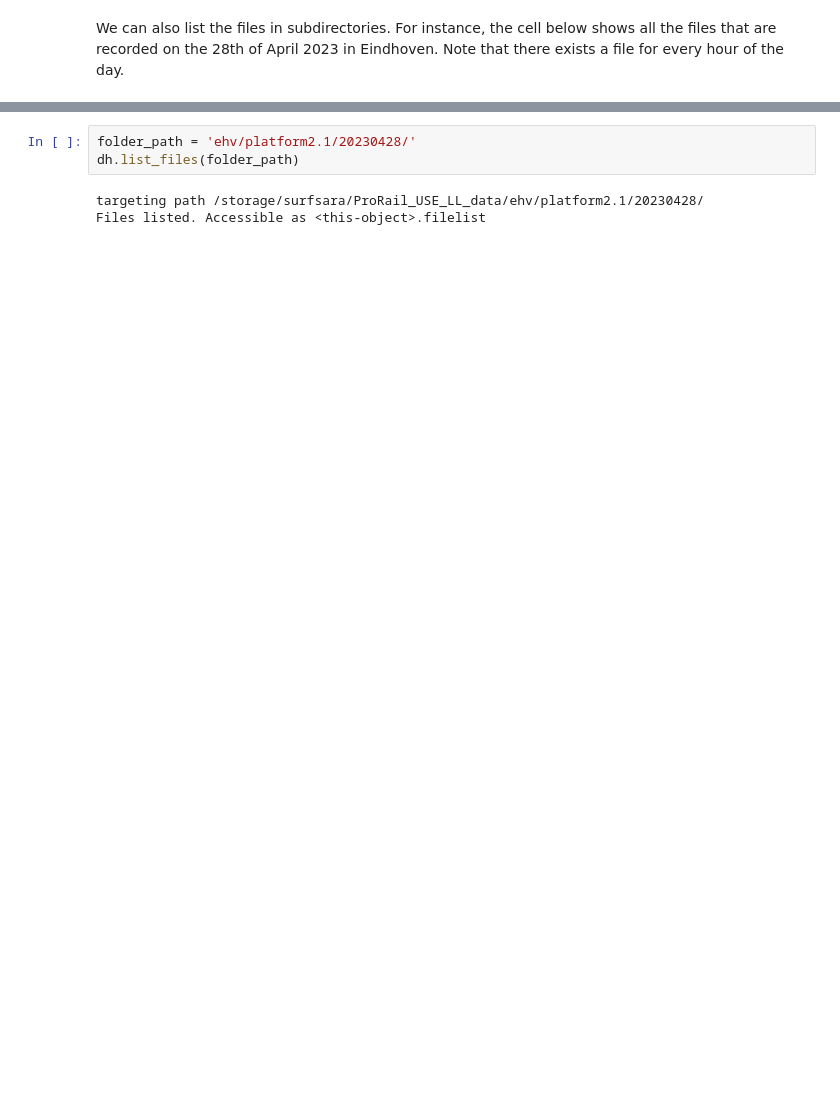
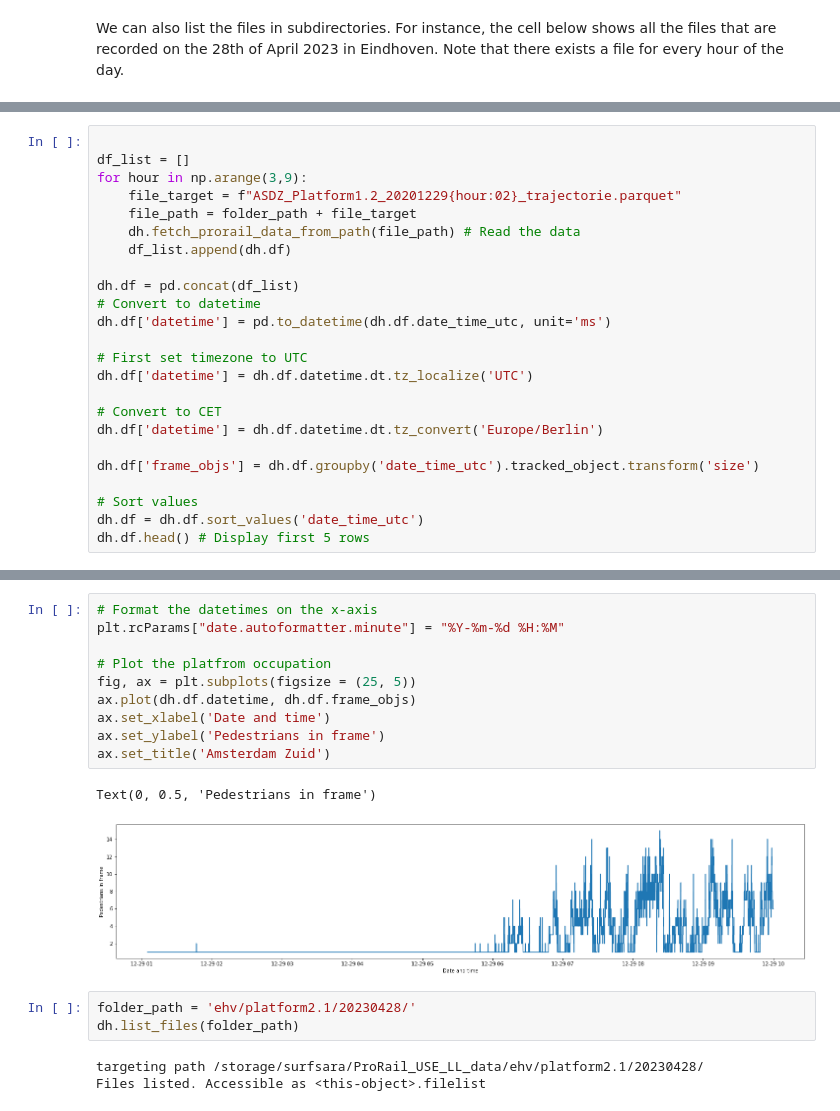
Before and after one commit to Joriswillems/depth_data_im_analysis, a Jupyter notebook: trajectory_analysis.ipynb, the cells around one changed output, grey strips where cells are left out. Saved outputs shown, nothing was run; the diff lists cells and outputs as text; blank space fills up the shorter version.

```diff
--- a/trajectory_analysis.ipynb
+++ b/trajectory_analysis.ipynb
@@ -109,0 +94,24 @@ Files listed. Accessible as <this-object>.filelist
+# %%
+
+df_list = []
+for hour in np.arange(3,9):
+    file_target = f"ASDZ_Platform1.2_20201229{hour:02}_trajectorie.parquet"
+    file_path = folder_path + file_target
+    dh.fetch_prorail_data_from_path(file_path) # Read the data
+    df_list.append(dh.df)
+
+dh.df = pd.concat(df_list)
+# Convert to datetime
+dh.df['datetime'] = pd.to_datetime(dh.df.date_time_utc, unit='ms')
+
+# First set timezone to UTC
+dh.df['datetime'] = dh.df.datetime.dt.tz_localize('UTC')
+
+# Convert to CET
+dh.df['datetime'] = dh.df.datetime.dt.tz_convert('Europe/Berlin')
+
+dh.df['frame_objs'] = dh.df.groupby('date_time_utc').tracked_object.transform('size')
+
+# Sort values
+dh.df = dh.df.sort_values('date_time_utc')
+dh.df.head() # Display first 5 rows
@@ -110,3 +137,16 @@ Files listed. Accessible as <this-object>.filelist
+# %%
+# Format the datetimes on the x-axis
+plt.rcParams["date.autoformatter.minute"] = "%Y-%m-%d %H:%M"
+
+# Plot the platfrom occupation
+fig, ax = plt.subplots(figsize = (25, 5))
+ax.plot(dh.df.datetime, dh.df.frame_objs)
+ax.set_xlabel('Date and time')
+ax.set_ylabel('Pedestrians in frame')
+ax.set_title('Amsterdam Zuid')
+# %% [output]
+Text(0, 0.5, 'Pedestrians in frame')
+[figure, added]
 # %%
 folder_path = 'ehv/platform2.1/20230428/'
 dh.list_files(folder_path)
```
Also changed, not shown: parts of 12 cells of this notebook, 1 other file.
